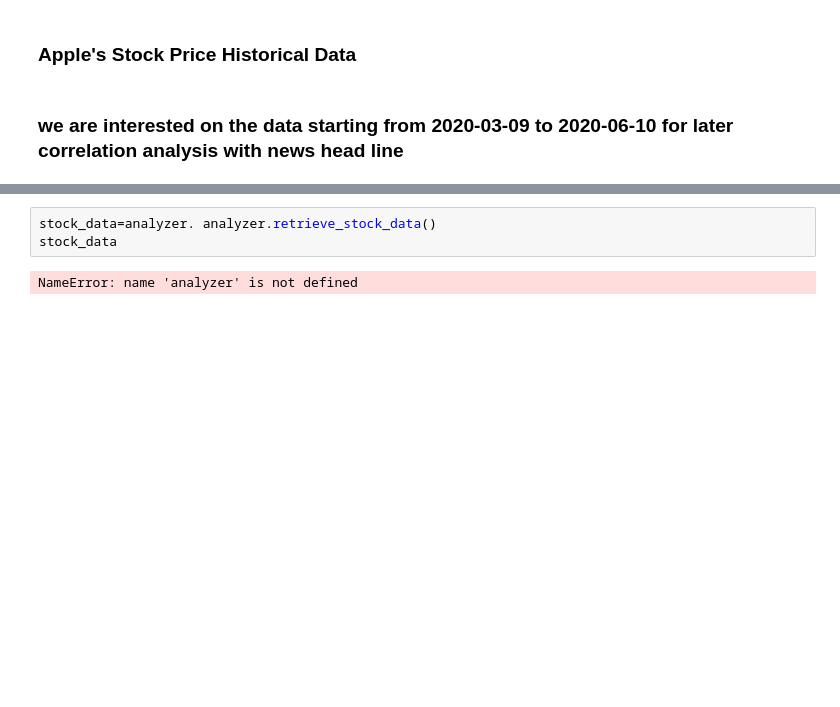
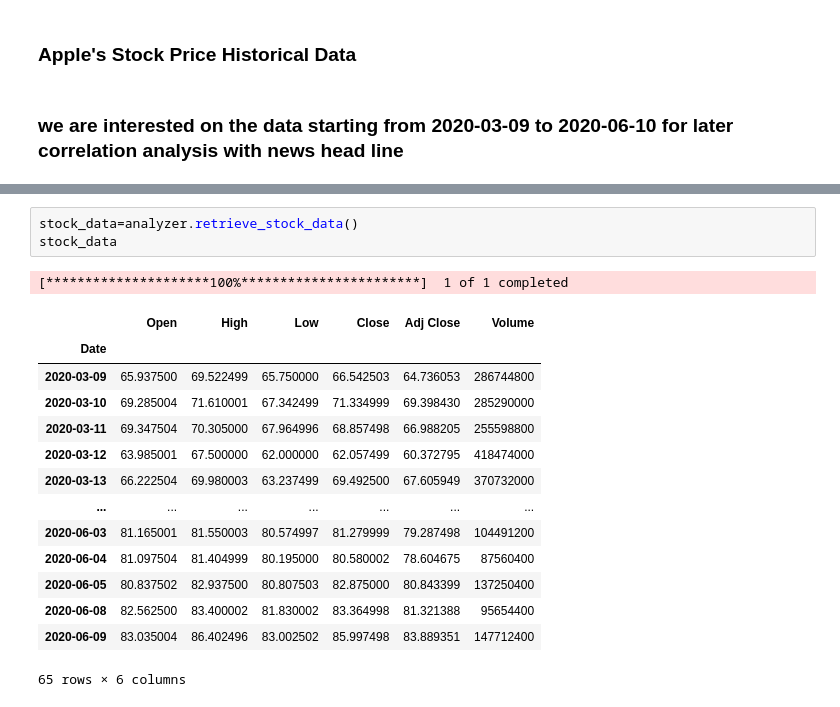
Before and after one commit to wolderufael/Stock-market-analysis-based-on-news-sentiment, a Jupyter notebook: notebooks/stock_analysis.ipynb, the cells around one changed output, grey strips where cells are left out. Saved outputs shown, nothing was run; the diff lists cells and outputs as text; blank space fills up the shorter version.

```diff
--- a/notebooks/stock_analysis.ipynb
+++ b/notebooks/stock_analysis.ipynb
@@ -33,8 +29,22 @@ NameError: name 'StockAnalyzer' is not defined
 # %%
-stock_data=analyzer. analyzer.retrieve_stock_data()
+stock_data=analyzer.retrieve_stock_data()
 stock_data
 # %% [output]
-NameError: name 'analyzer' is not defined
+[*********************100%***********************]  1 of 1 completed
+|  | Open | High | Low | Close | Adj Close | Volume |
+| Date |  |  |  |  |  |  |
+| 2020-03-09 | 65.937500 | 69.522499 | 65.750000 | 66.542503 | 64.736053 | 286744800 |
+| 2020-03-10 | 69.285004 | 71.610001 | 67.342499 | 71.334999 | 69.398430 | 285290000 |
+| 2020-03-11 | 69.347504 | 70.305000 | 67.964996 | 68.857498 | 66.988205 | 255598800 |
+| 2020-03-12 | 63.985001 | 67.500000 | 62.000000 | 62.057499 | 60.372795 | 418474000 |
+| 2020-03-13 | 66.222504 | 69.980003 | 63.237499 | 69.492500 | 67.605949 | 370732000 |
+| ... | ... | ... | ... | ... | ... | ... |
+| 2020-06-03 | 81.165001 | 81.550003 | 80.574997 | 81.279999 | 79.287498 | 104491200 |
+| 2020-06-04 | 81.097504 | 81.404999 | 80.195000 | 80.580002 | 78.604675 | 87560400 |
+| 2020-06-05 | 80.837502 | 82.937500 | 80.807503 | 82.875000 | 80.843399 | 137250400 |
+| 2020-06-08 | 82.562500 | 83.400002 | 81.830002 | 83.364998 | 81.321388 | 95654400 |
+| 2020-06-09 | 83.035004 | 86.402496 | 83.002502 | 85.997498 | 83.889351 | 147712400 |
+65 rows × 6 columns
 # %%
 # Calculate technical indicators
 stock_data_indicators = analyzer.calculate_technical_indicators(stock_data)
```
Also changed, not shown: parts of 4 cells of this notebook, 2 other files.
